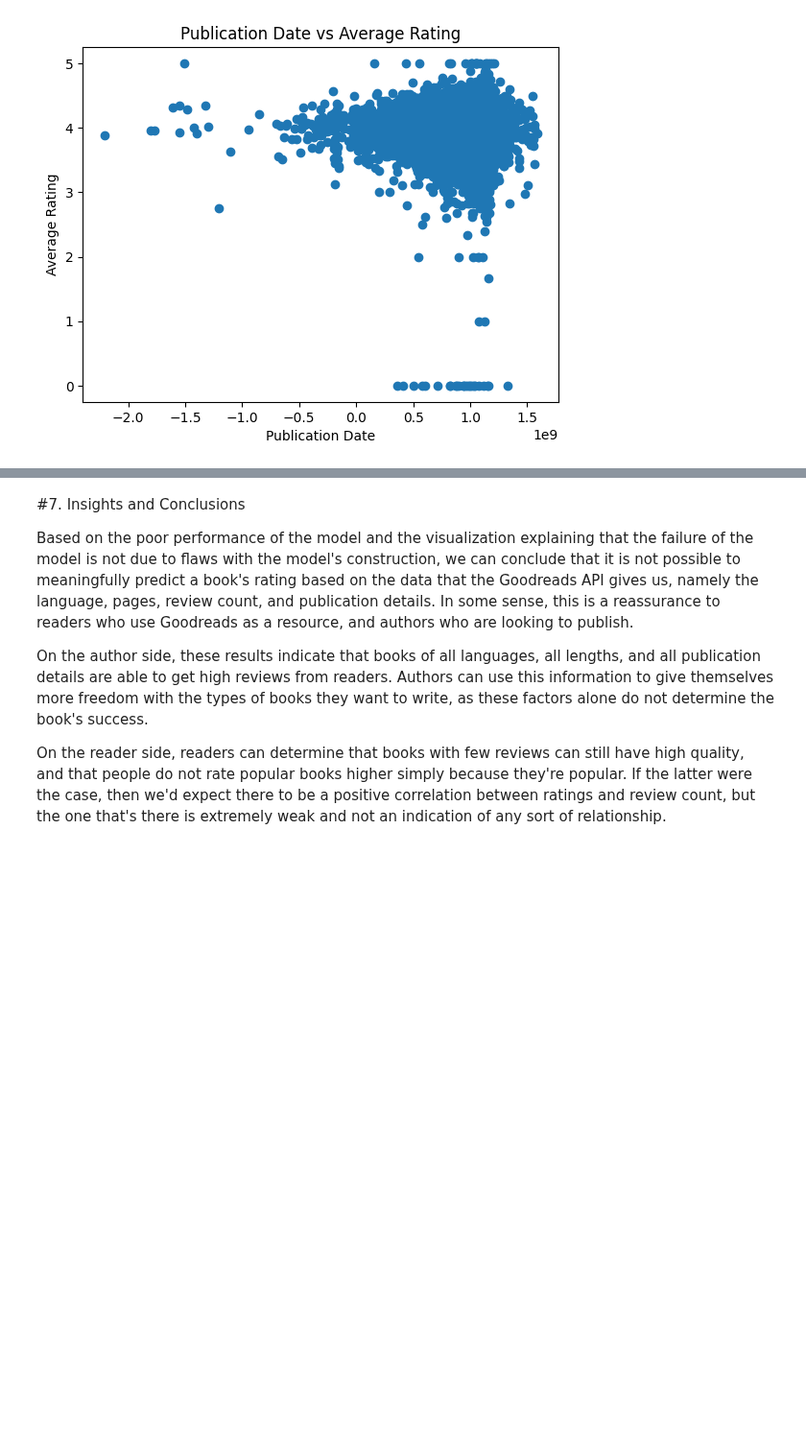
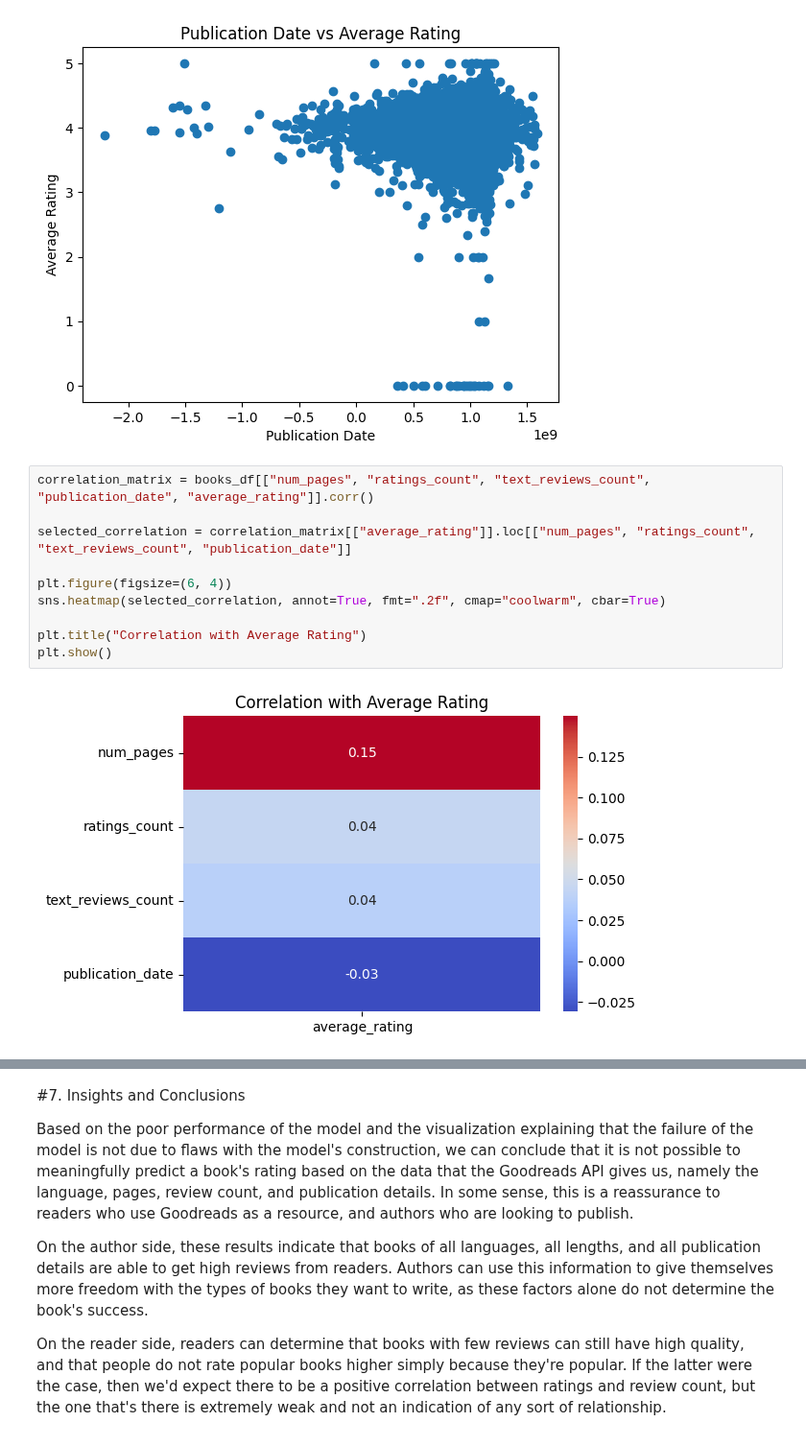
Before and after one commit to aspanguluri/aspanguluri.github.io, a Jupyter notebook: FinalProject.ipynb, the cells around one changed output, grey strips where cells are left out. Shown at 96% size. Cells and saved outputs as stored; diff of their text form; blank space fills up the shorter version.

Commit message:
re-did visualization blurb, added heatmap to illustrate lack of correlation

```diff
--- a/FinalProject.ipynb
+++ b/FinalProject.ipynb
@@ -488,4 +550,16 @@ plt.title("Publication Date vs Average Rating")
 plt.show()
 # %% [output]
 [figure]
+# %%
+correlation_matrix = books_df[["num_pages", "ratings_count", "text_reviews_count", "publication_date", "average_rating"]].corr()
+
+selected_correlation = correlation_matrix[["average_rating"]].loc[["num_pages", "ratings_count", "text_reviews_count", "publication_date"]]
+
+plt.figure(figsize=(6, 4))
+sns.heatmap(selected_correlation, annot=True, fmt=".2f", cmap="coolwarm", cbar=True)
+
+plt.title("Correlation with Average Rating")
+plt.show()
+# %% [output]
+[figure, added]
 # %% [markdown]
```
Also changed, not shown: parts of 17 cells of this notebook, 1 other file.
